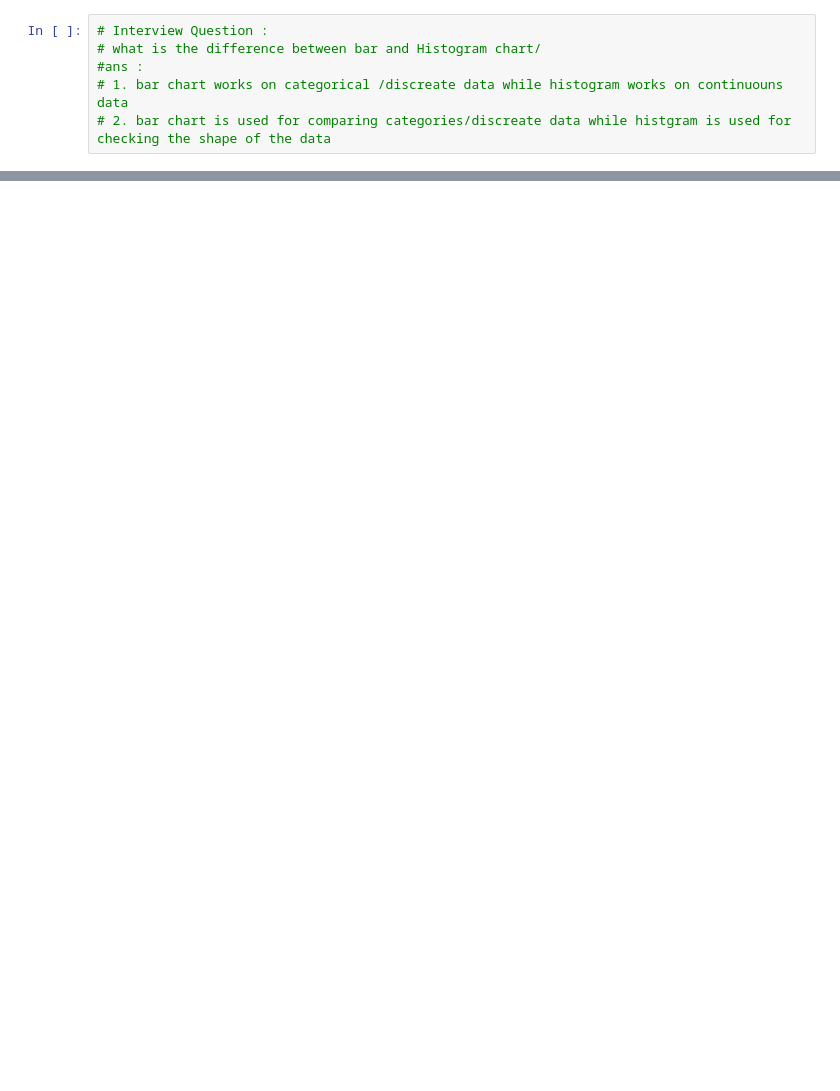
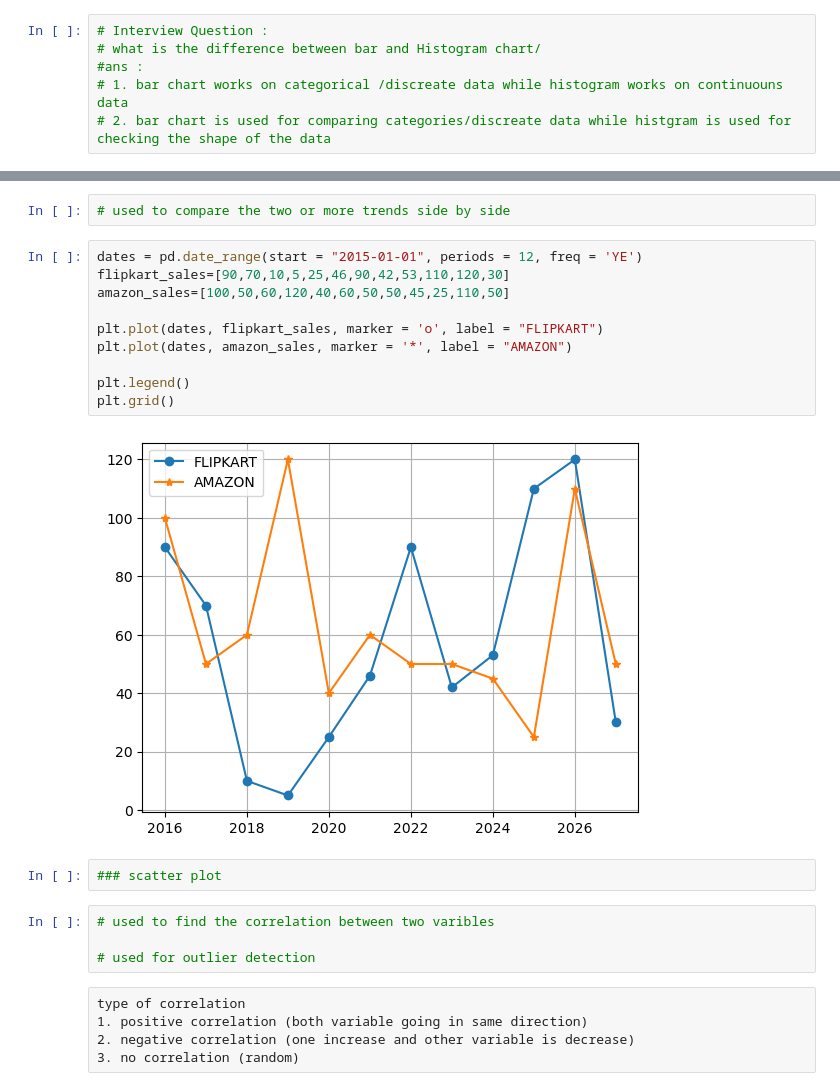
Before and after one commit to Shivacharan16/Data-Analytics-, a Jupyter notebook: Matplotlib.ipynb, the cells around one changed output, grey strips where cells are left out. Cells and saved outputs as stored; diff of their text form; blank space fills up the shorter version.

```diff
--- a/Matplotlib.ipynb
+++ b/Matplotlib.ipynb
@@ -83,0 +117,25 @@ plt.show()
+# %%
+# used to compare the two or more trends side by side
+# %%
+dates = pd.date_range(start = "2015-01-01", periods = 12, freq = 'YE')
+flipkart_sales=[90,70,10,5,25,46,90,42,53,110,120,30]
+amazon_sales=[100,50,60,120,40,60,50,50,45,25,110,50]
+
+plt.plot(dates, flipkart_sales, marker = 'o', label = "FLIPKART")
+plt.plot(dates, amazon_sales, marker = '*', label = "AMAZON")
+
+plt.legend()
+plt.grid()
+# %% [output]
+[figure, added]
+# %%
+### scatter plot
+# %%
+# used to find the correlation between two varibles
+
+# used for outlier detection
+# %% [raw]
+type of correlation
+1. positive correlation (both variable going in same direction)
+2. negative correlation (one increase and other variable is decrease)
+3. no correlation (random)
```
Also changed, not shown: parts of 14 cells of this notebook.
